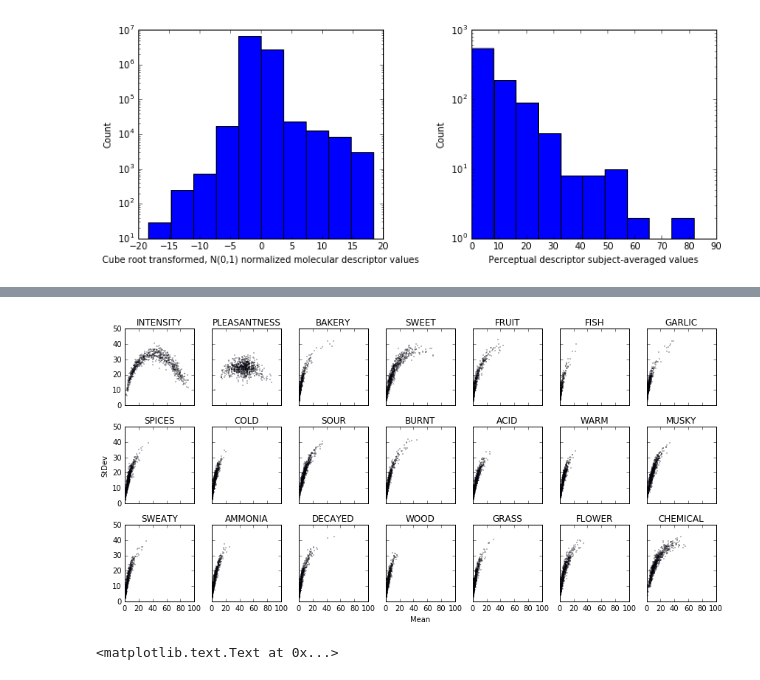
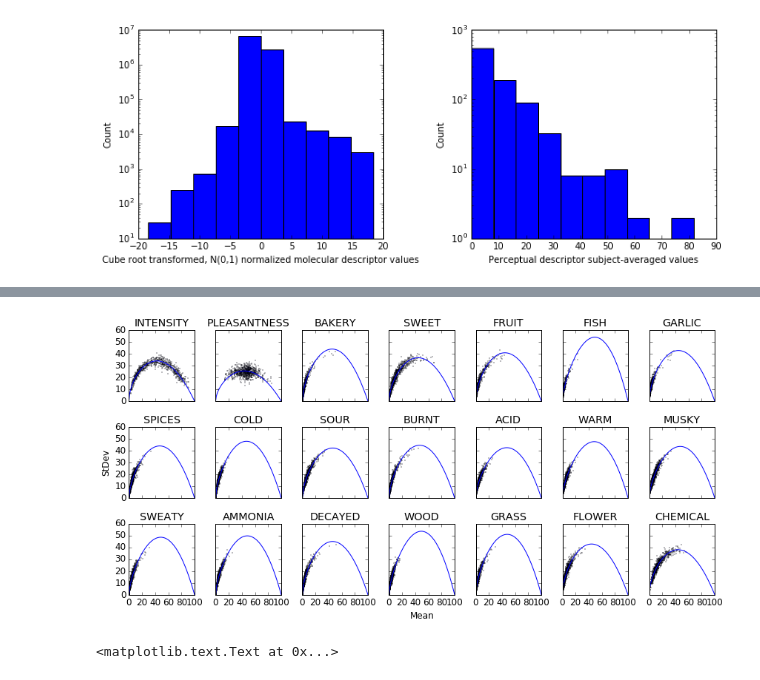
Before and after one commit to dream-olfaction/olfaction-prediction, a Jupyter notebook: opc_python/gerkin/collaborative.ipynb, the cells around one changed output, grey strips where cells are left out. Cells and saved outputs as stored; diff of their text form; code cells hidden in the pictures.

```diff
--- a/opc_python/gerkin/collaborative.ipynb
+++ b/opc_python/gerkin/collaborative.ipynb
@@ -255,36 +259,38 @@ np.corrcoef(intensity,intensity2)[0,1]
 # Plot stdev vs mean for each descriptor, and fit to a theoretically-motivated function.
 # These fit parameters will be used in the final model fit.
 def f_transformation(x, k0=1.0, k1=1.0):
     return 100*(k0*(x/100)**(k1*0.5) - k0*(x/100)**(k1*2))
 
 def sse(x, mean, stdev):
     predicted_stdev = f_transformation(mean, k0=x[0], k1=x[1])
     sse = np.sum((predicted_stdev - stdev)**2)
     return sse
 
+matplotlib.rcParams['font.size'] = 12
 fig,axes = plt.subplots(3,7,sharex=True,sharey=True,figsize=(12,6))
 ax = axes.flat
 trans_params = {col:None for col in range(21)}
 from scipy.optimize import minimize
 for col in range(len(ax)):
     Y_mean = Y_all_mask['mean_std'][:,col]
     Y_stdev = Y_all_mask['mean_std'][:,col+21]
     x = [1.0,1.0]
     res = minimize(sse, x, args=(Y_mean,Y_stdev), method='L-BFGS-B')
     trans_params[col] = res.x # We will use these for our transformations.
     ax[col].scatter(Y_mean,Y_stdev,s=0.1)
     x_ = np.linspace(0,100,100)
-    #ax[col].plot(x_,f_transformation(x_, k0=res.x[0], k1=res.x[1]))
+    ax[col].plot(x_,f_transformation(x_, k0=res.x[0], k1=res.x[1]))
     ax[col].set_title(perceptual_headers[col+6].split('/')[1 if col==1 else 0])
     ax[col].set_xlim(0,100)
-    ax[col].set_ylim(0,50)
+    ax[col].set_ylim(0,60)
     if col == 17:
         ax[col].set_xlabel('Mean')
     if col == 7:
         ax[col].set_ylabel('StDev')
 plt.tight_layout()
+plt.savefig('3c.eps',format='eps')
 # %% [output]
-[figure, old version]
+[figure, new version]
 # %%
 plt.figure(figsize=(6,6))
 Y_mean = Y_all_mask['mean_std'][:,0]
```
Also changed, not shown: parts of 8 cells of this notebook, 25 other files.
